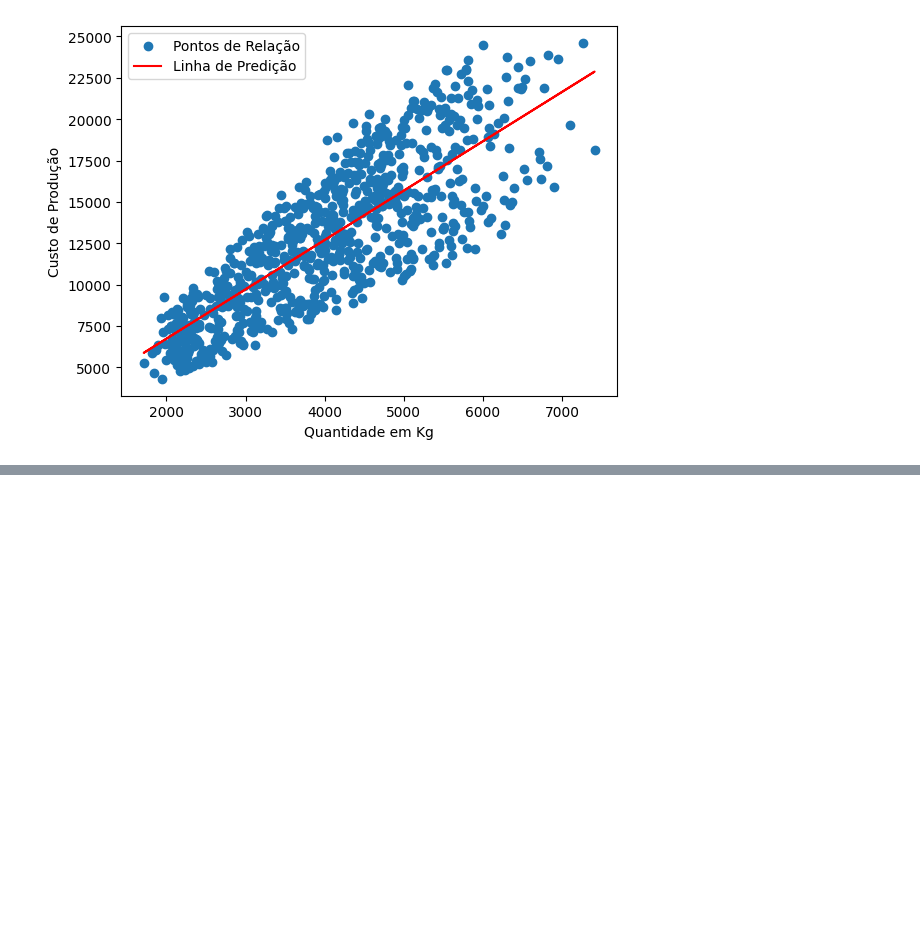
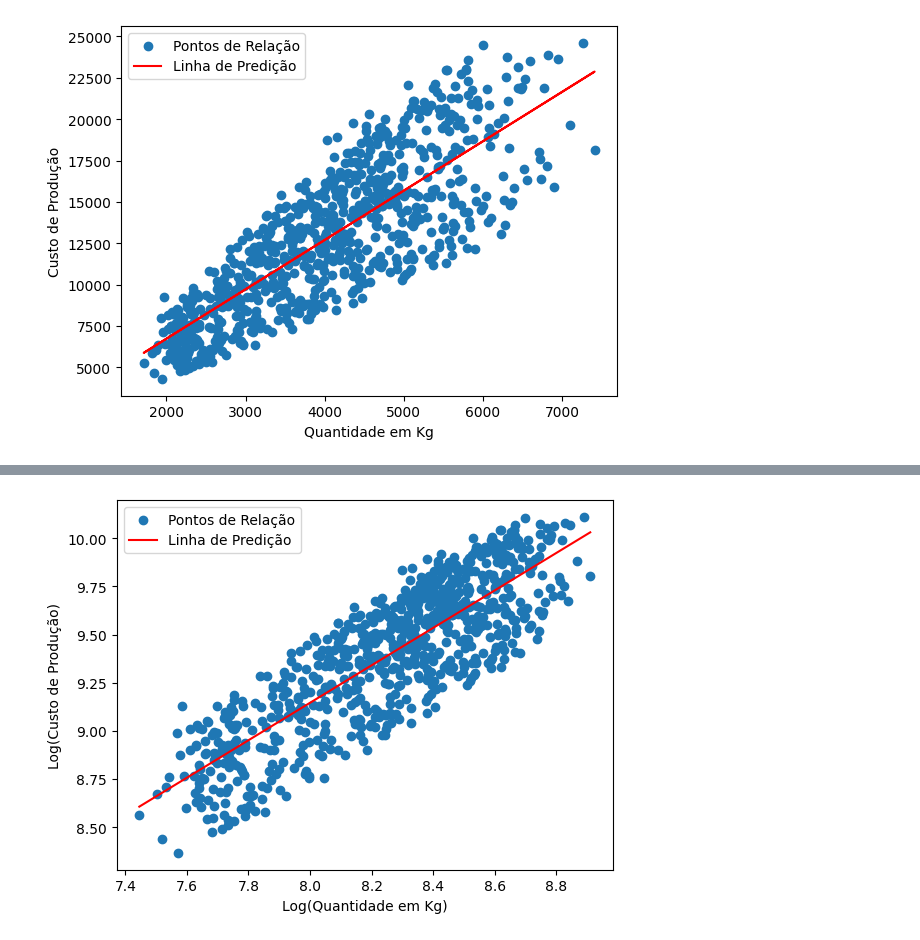
Before and after one commit to marcelodevcore/Projeto_modelo, a Jupyter notebook: Linear_model.ipynb, the cells around one changed output, grey strips where cells are left out. Saved outputs shown, nothing was run; the diff lists cells and outputs as text; code cells hidden in the pictures; blank space fills up the shorter version.

```diff
--- a/Linear_model.ipynb
+++ b/Linear_model.ipynb
@@ -26,0 +71,29 @@ plt.show()
+# %%
+# TRANSFORMAÇÃO DE AMBOS OS EIXOS PARA LOG PARA MELHORAR A CORRELAÇÃO POSITIVA
+
+Y_log = np.log(data_frame2['Custo_de_producao_reais'])
+
+X_log = np.log(data_frame2['Quantidade_Produzida_kg'])
+X_log = X_log.to_frame()
+
+modelo_log = LinearRegression()
+modelo_log.fit(X_log, Y_log)
+
+a_coeff_log = modelo_log.coef_[0]
+l_coeff_log = modelo_log.intercept_
+
+plt.scatter(X_log, Y_log, label="Pontos de Relação")
+
+
+#calcular os valores preditos em escala logarítmica
+X_log_range = np.linspace(X_log.min(), X_log.max(), 100).reshape(-1, 1)
+Y_pred_log = modelo_log.predict(X_log_range)
+plt.plot(X_log_range, Y_pred_log, color='red', label="Linha de Predição")
+
+
+plt.xlabel("Log(Quantidade em Kg)")
+plt.ylabel("Log(Custo de Produção)")
+plt.legend()
+plt.show()
+# %% [output]
+[figure, added]
```
Also changed, not shown: parts of 3 cells of this notebook.
